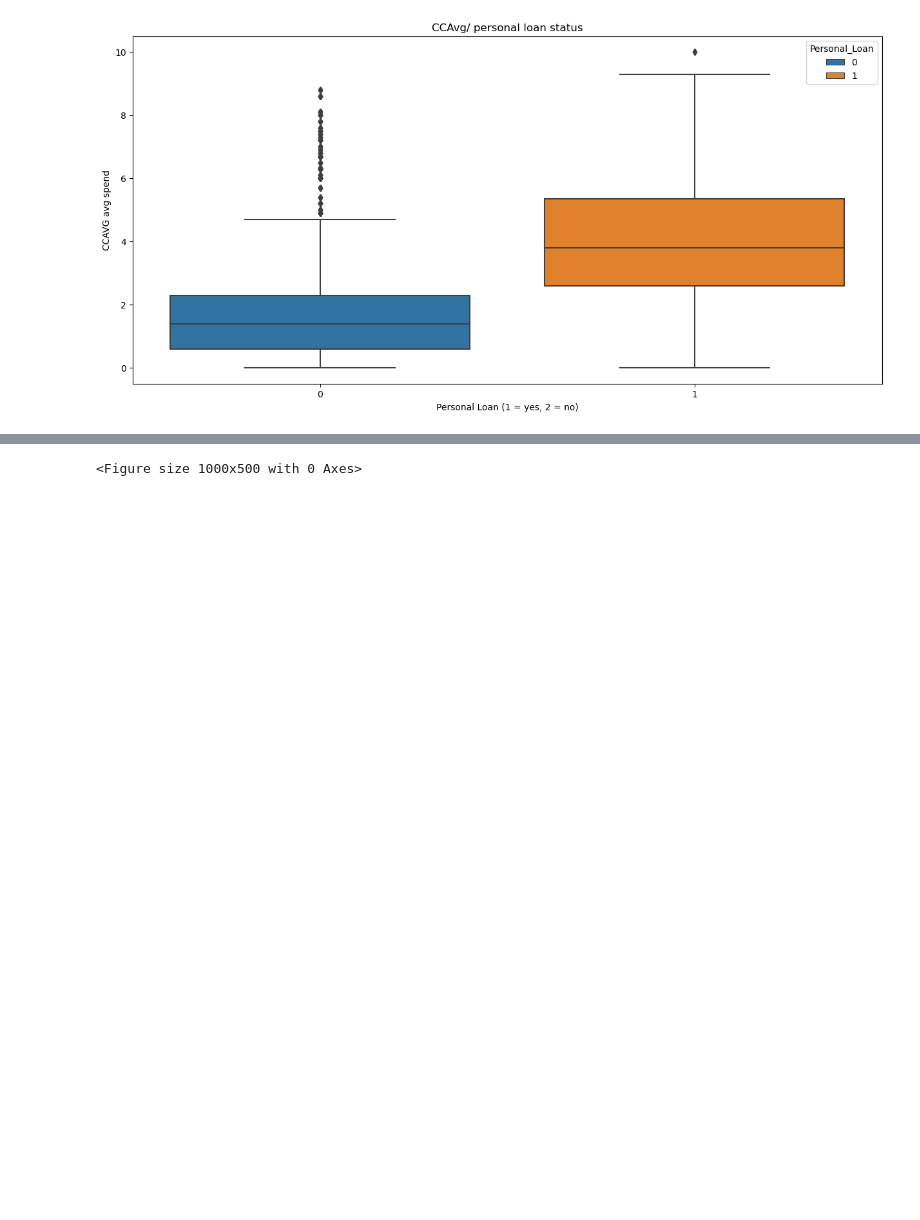
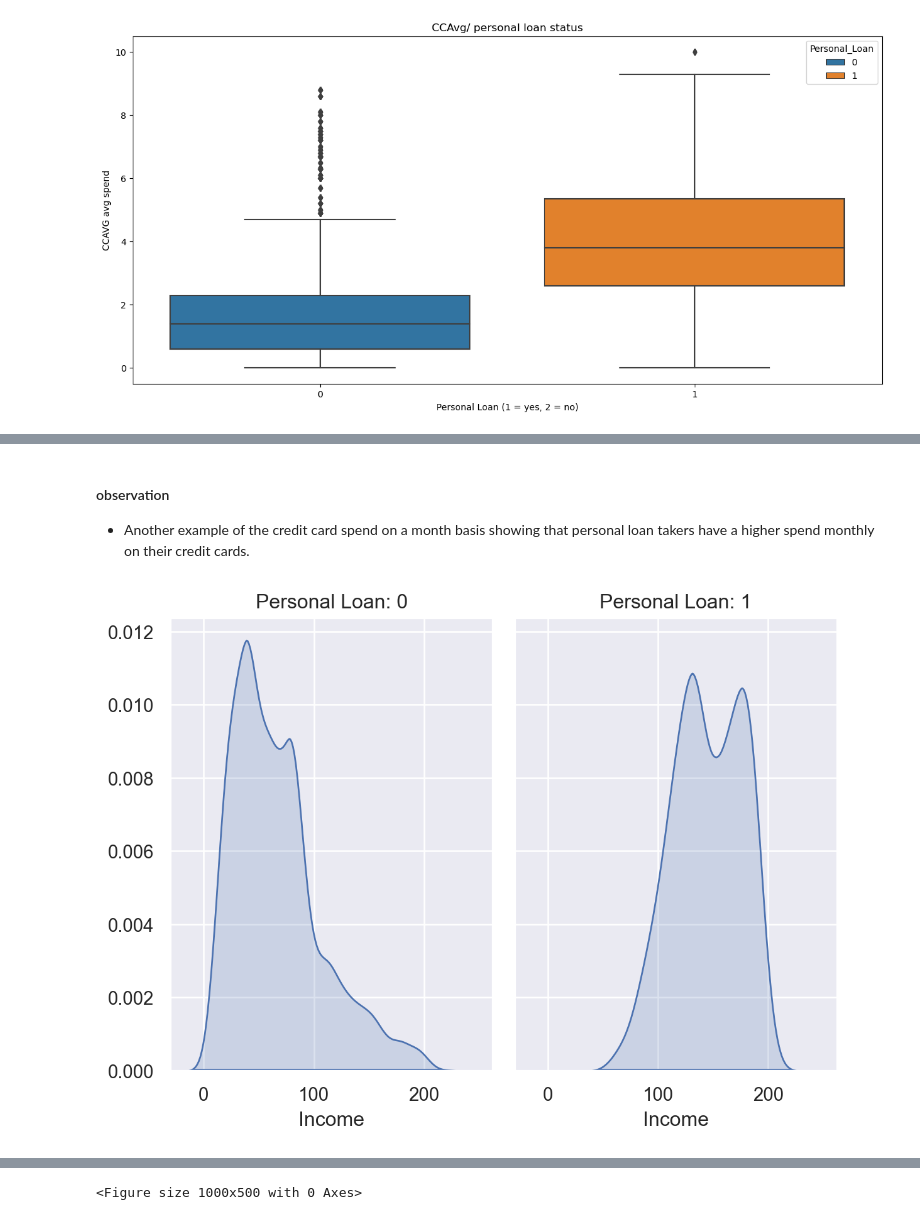
Before and after one commit to Drew75austin/Machine_Learning_Personal_Loan, a Jupyter notebook: Personal_Loan_Modelling.ipynb, the cells around one changed output, grey strips where cells are left out. Cells and saved outputs as stored; diff of their text form; code cells hidden in the pictures; blank space fills up the shorter version.

```diff
--- a/Personal_Loan_Modelling.ipynb
+++ b/Personal_Loan_Modelling.ipynb
@@ -621,0 +634,9 @@ plt.show()
+# %% [markdown]
+#### observation
+- Another example of the credit card spend on a month basis showing that personal loan takers have a higher spend monthly on their credit cards.
+# %%
+#Get a facet plot of Credit card by personal loan
+p = so.Plot(Loan_Data, x="Income")
+p.facet("Personal_Loan").add(so.Area(), so.KDE(common_norm=["col"])).label(col="Personal Loan:")
+# %% [output]
+[figure, added]
```
Also changed, not shown: parts of 10 cells of this notebook.
